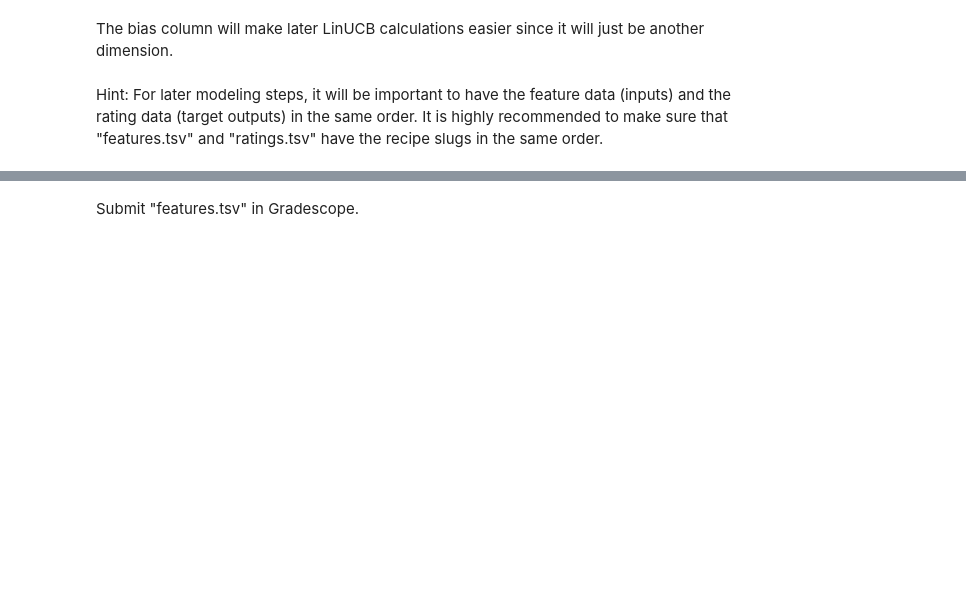
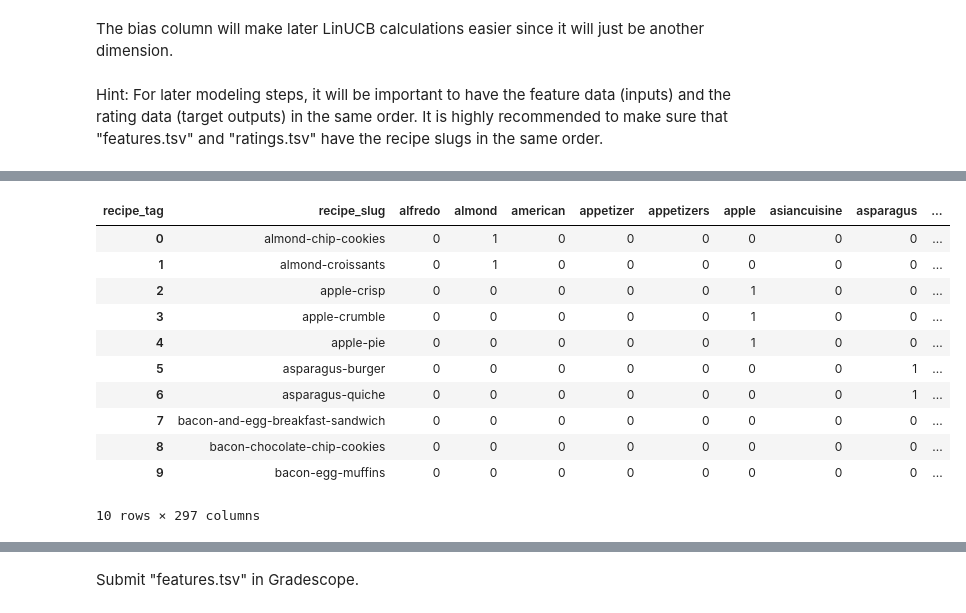
Before and after one commit to polinacsv/dx704-project-04, a Jupyter notebook: project.ipynb, the cells around one changed output, grey strips where cells are left out. Cells and saved outputs as stored; diff of their text form; code cells hidden in the pictures; blank space fills up the shorter version.

```diff
--- a/project.ipynb
+++ b/project.ipynb
@@ -143,0 +151,23 @@ It is highly recommended to make sure that "features.tsv" and "ratings.tsv" have
+# %%
+# One-hot encode and solve duplicates with max
+onehot = (
+    tags.assign(val=1)
+        .pivot_table(index="recipe_slug", columns="recipe_tag", values="val",
+                     aggfunc="max", fill_value=0)
+        .reset_index()
+)
+
+onehot.head(10)
+# %% [output]
+| recipe_tag | recipe_slug | alfredo | almond | american | appetizer | appetizers | apple | asiancuisine | asparagus | ... |
+| 0 | almond-chip-cookies | 0 | 1 | 0 | 0 | 0 | 0 | 0 | 0 | ... |
+| 1 | almond-croissants | 0 | 1 | 0 | 0 | 0 | 0 | 0 | 0 | ... |
+| 2 | apple-crisp | 0 | 0 | 0 | 0 | 0 | 1 | 0 | 0 | ... |
+| 3 | apple-crumble | 0 | 0 | 0 | 0 | 0 | 1 | 0 | 0 | ... |
+| 4 | apple-pie | 0 | 0 | 0 | 0 | 0 | 1 | 0 | 0 | ... |
+| 5 | asparagus-burger | 0 | 0 | 0 | 0 | 0 | 0 | 0 | 1 | ... |
+| 6 | asparagus-quiche | 0 | 0 | 0 | 0 | 0 | 0 | 0 | 1 | ... |
+| 7 | bacon-and-egg-breakfast-sandwich | 0 | 0 | 0 | 0 | 0 | 0 | 0 | 0 | ... |
+| 8 | bacon-chocolate-chip-cookies | 0 | 0 | 0 | 0 | 0 | 0 | 0 | 0 | ... |
+| 9 | bacon-egg-muffins | 0 | 0 | 0 | 0 | 0 | 0 | 0 | 0 | ... |
+10 rows × 297 columns
```
Also changed, not shown: parts of 20 cells of this notebook, 1 other file.
